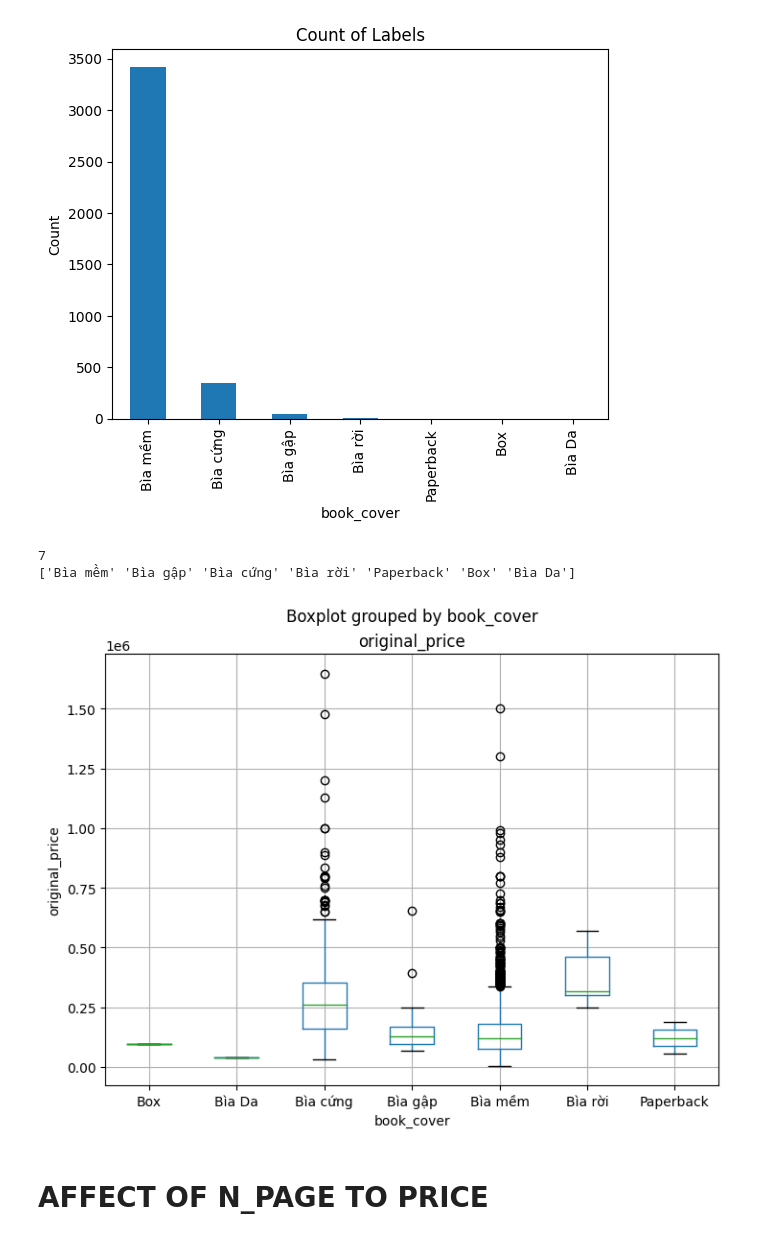
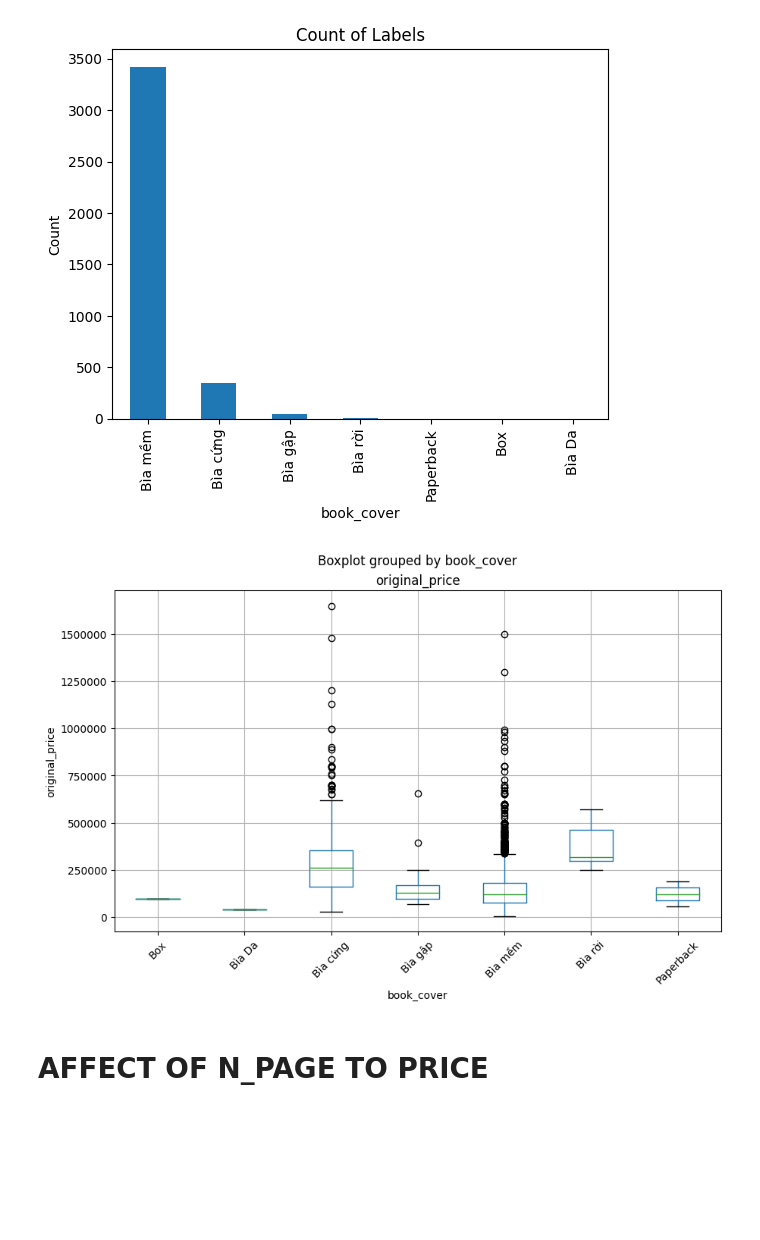
Before and after one commit to daovanhieu23800/interview_project, a Jupyter notebook: predict_price.ipynb, the cells around one changed output. Cells and saved outputs as stored; diff of their text form; code cells hidden in the pictures; blank space fills up the shorter version.

```diff
--- a/predict_price.ipynb
+++ b/predict_price.ipynb
@@ -124,21 +132,30 @@ plt.title('Count of Labels')
 plt.show()
 # %% [output]
 [figure]
-# %%
-print(len(book_df['book_cover'].unique()))
-print(book_df['book_cover'].unique())
-book_df.boxplot(column='original_price', by='book_cover', figsize=(8, 6))
-
-# Set plot labels and title
-plt.xlabel('book_cover')
-plt.ylabel('original_price')
-
-# Display the plot
-plt.show()
-# %% [output]
-7
-['Bìa mềm' 'Bìa gập' 'Bìa cứng' 'Bìa rời' 'Paperback' 'Box' 'Bìa Da']
-[figure, removed]
+# %%
+label_counts = book_df['book_cover'].value_counts()
+
+# Select the top 10 labels based on their counts
+top_10_labels = label_counts.head(10).index
+
+# Filter the DataFrame to include only rows with the top 10 labels
+filtered_df = book_df[book_df['book_cover'].isin(top_10_labels)]
+
+# Create a box plot for the top 10 labels versus the numerical column
+ax = filtered_df.boxplot(column='original_price', by='book_cover', figsize=(10, 6))
+ax.yaxis.set_major_formatter('{x:.0f}')
+
+# Set labels and title
+plt.xlabel('book_cover')
+plt.ylabel('original_price')
+
+# Rotate x-axis labels if needed
+plt.xticks(rotation=45)
+
+# Display the plot
+plt.show()
+# %% [output]
+[figure, added]
 # %% [markdown]
 # AFFECT OF N_PAGE  TO PRICE
 # %%
```
Also changed, not shown: parts of 6 cells of this notebook, 1 other file.
